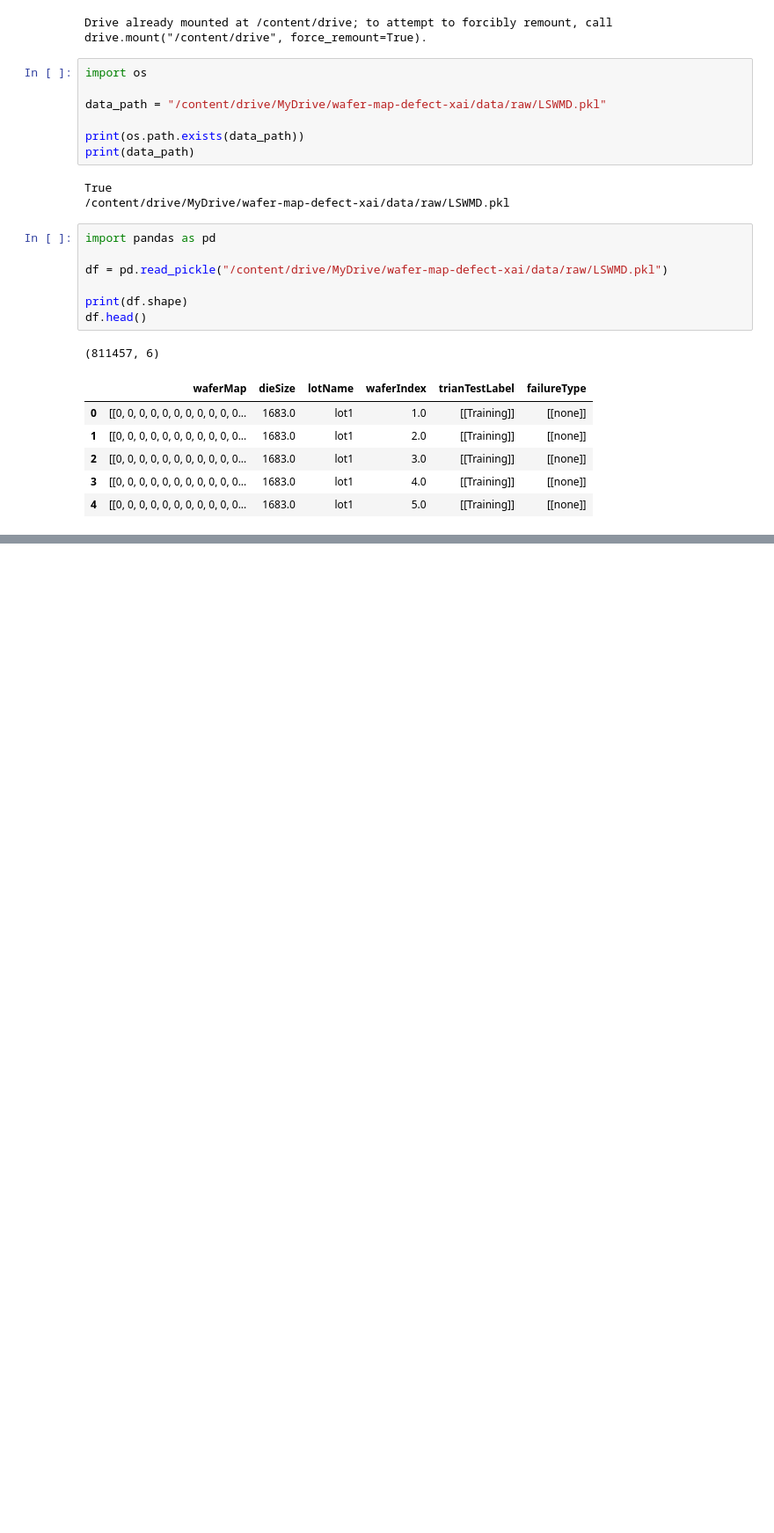
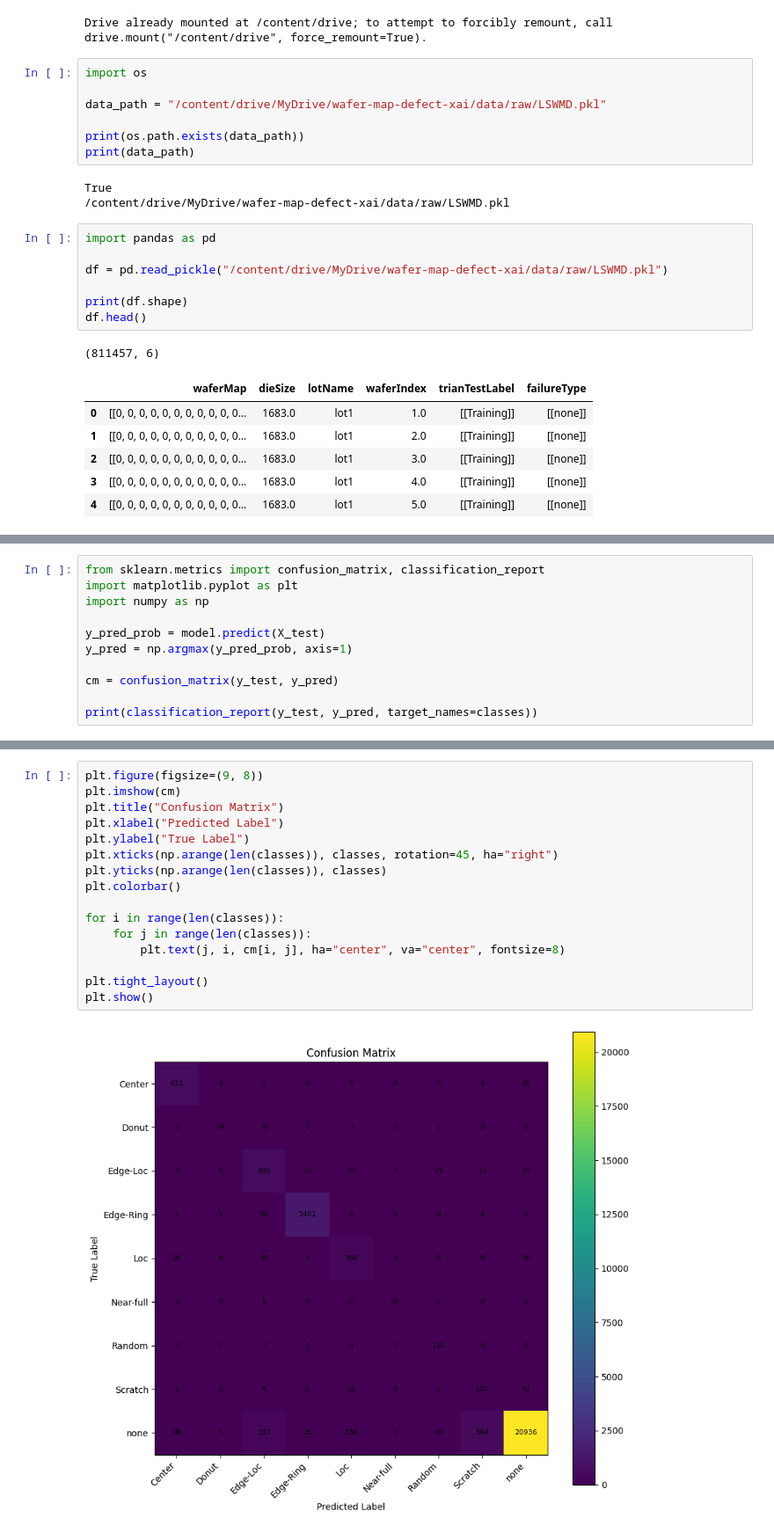
Before and after one commit to junnokimm/wafer-map-defect-xai, a Jupyter notebook: notebooks/wafer_map_defect_xai.ipynb, the cells around one changed output, grey strips where cells are left out. Shown at 88% size. Saved outputs shown, nothing was run; the diff lists cells and outputs as text; blank space fills up the shorter version.

```diff
--- a/notebooks/wafer_map_defect_xai.ipynb
+++ b/notebooks/wafer_map_defect_xai.ipynb
@@ -57,0 +380,11 @@ df.head()
+# %%
+from sklearn.metrics import confusion_matrix, classification_report
+import matplotlib.pyplot as plt
+import numpy as np
+
+y_pred_prob = model.predict(X_test)
+y_pred = np.argmax(y_pred_prob, axis=1)
+
+cm = confusion_matrix(y_test, y_pred)
+
+print(classification_report(y_test, y_pred, target_names=classes))
@@ -57,0 +408,18 @@ df.head()
+# %%
+plt.figure(figsize=(9, 8))
+plt.imshow(cm)
+plt.title("Confusion Matrix")
+plt.xlabel("Predicted Label")
+plt.ylabel("True Label")
+plt.xticks(np.arange(len(classes)), classes, rotation=45, ha="right")
+plt.yticks(np.arange(len(classes)), classes)
+plt.colorbar()
+
+for i in range(len(classes)):
+    for j in range(len(classes)):
+        plt.text(j, i, cm[i, j], ha="center", va="center", fontsize=8)
+
+plt.tight_layout()
+plt.show()
+# %% [output]
+[figure, added]
```
Also changed, not shown: parts of 28 cells of this notebook, 1 other file.
